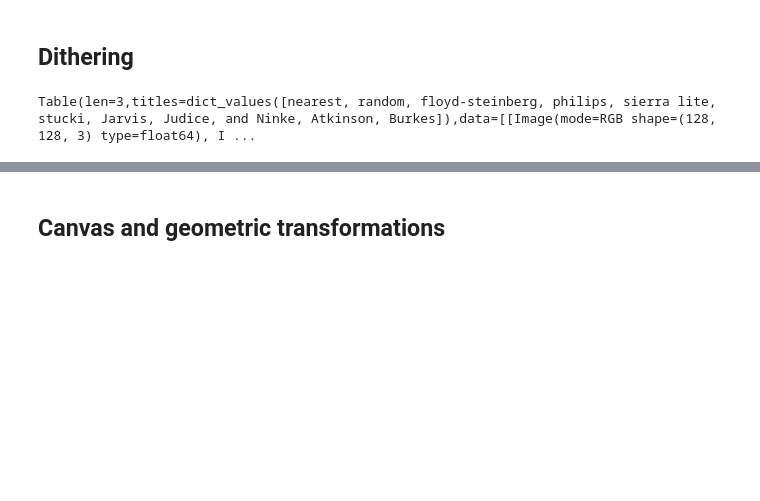
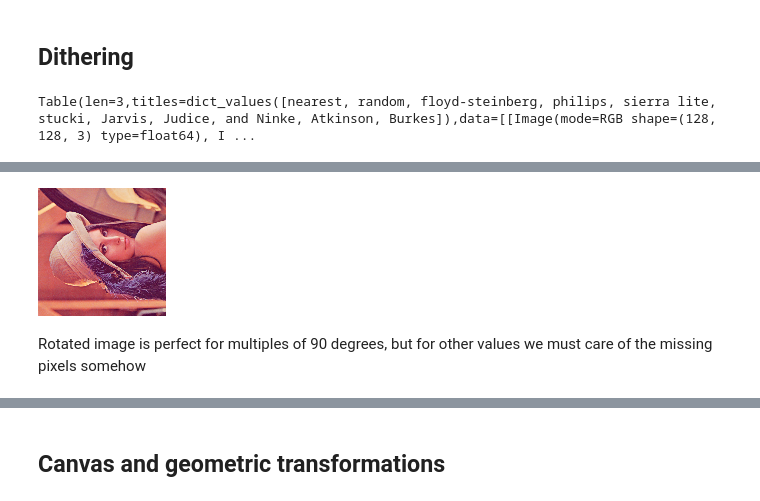
Before and after one commit to goulu/Goulib, a Jupyter notebook: notebooks/image.ipynb, the cells around one changed output, grey strips where cells are left out. Drawn from its saved outputs; the diff is of its cells as text; code cells hidden in the pictures; blank space fills up the shorter version.

```diff
--- a/notebooks/image.ipynb
+++ b/notebooks/image.ipynb
@@ -158,0 +167,8 @@ h(lena.dither(n=4),'2 bit dithering')
+# %%
+lena_180=lena.rotate(180)
+lena_90=lena.rotate(90)
+lena_90
+# %% [output]
+[figure, added]
+# %% [markdown]
+Rotated image is perfect for multiples of 90 degrees, but for other values we must care of the missing pixels somehow
```
Also changed, not shown: parts of 13 cells of this notebook, 1 other file.
